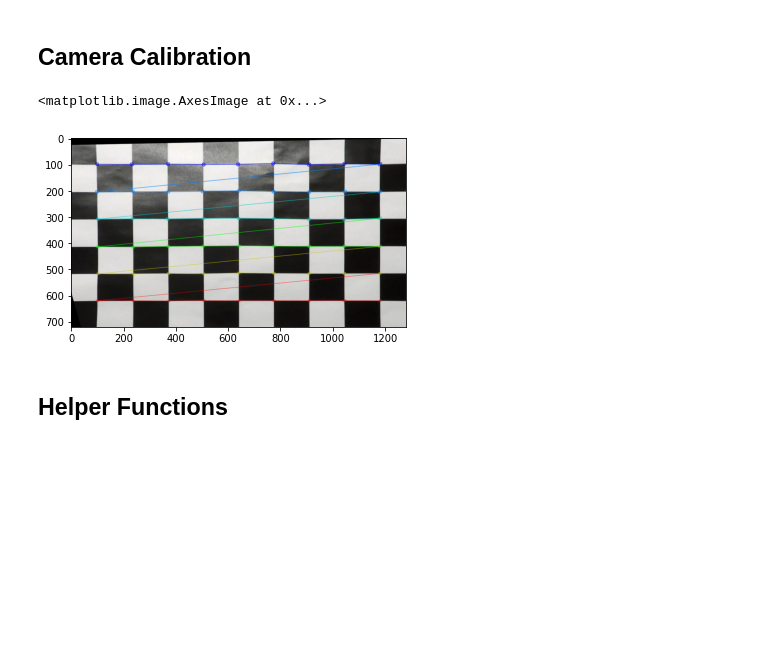
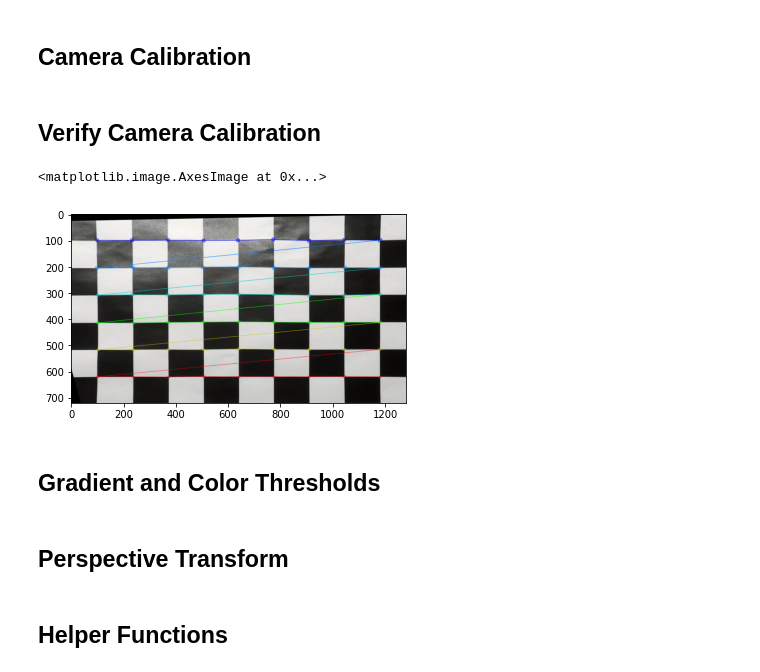
Before and after one commit to mkleesiek/CarND-Advanced-Lane-Lines, a Jupyter notebook: P2.ipynb, the cells around one changed output. Cells and saved outputs as stored; diff of their text form; code cells hidden in the pictures; blank space fills up the shorter version.

```diff
--- a/P2.ipynb
+++ b/P2.ipynb
@@ -31,8 +31,8 @@ chessboard_ny = 6
 def calibrate_camera(shape):
 
     # prepare object points, like (0,0,0), (1,0,0), (2,0,0) ....,(6,5,0)
-    objp = np.zeros((6*9,3), np.float32)
-    objp[:,:2] = np.mgrid[0:9,0:6].T.reshape(-1,2)
+    objp = np.zeros((chessboard_ny*chessboard_nx,3), np.float32)
+    objp[:,:2] = np.mgrid[0:chessboard_nx,0:chessboard_ny].T.reshape(-1,2)
 
     # Arrays to store object points and image points from all the images.
     objpoints = [] # 3d points in real world space
@@ -51,7 +51,7 @@ def calibrate_camera(shape):
         gray = cv2.cvtColor(img,cv2.COLOR_BGR2GRAY)
 
         # Find the chessboard corners
-        ret, corners = cv2.findChessboardCorners(gray, (9,6),None)
+        ret, corners = cv2.findChessboardCorners(gray, (chessboard_nx,chessboard_ny),None)
 
         if ret == False:
             continue
@@ -69,26 +69,38 @@ def calibrate_camera(shape):
     ret, mtx, dist, rvecs, tvecs = cv2.calibrateCamera(objpoints, imgpoints, shape, None, None)
     return (mtx, dist)
 
+
 def undistort_image(img, cal):
     return cv2.undistort(img, cal[0], cal[1], None, cal[0])
-
-
-img = cv2.imread('camera_cal/calibration3.jpg')
-w, h = img.shape[1::-1]
-cal = calibrate_camera((w, h))
-img = undistort_image(img, cal)
-
-img = cv2.cvtColor(img, cv2.COLOR_BGR2RGB)
-ret, corners = cv2.findChessboardCorners(img, (chessboard_nx,chessboard_ny), None)
-if ret:
-    cv2.drawChessboardCorners(img, (chessboard_nx,chessboard_ny), corners, True)
-    src = np.array([corners[0], corners[chessboard_nx-1], corners[-1], corners[-chessboard_nx]], dtype=np.float32);
-    dst = np.array([[100,100], [w-100,100], [w-100,h-100], [100,h-100]], dtype=np.float32);
-    M = cv2.getPerspectiveTransform(src, dst)
-    img = cv2.warpPerspective(img, M, img.shape[1::-1], flags=cv2.INTER_LINEAR)
-
-plt.figure()
-plt.imshow(img)
-# %% [output]
-<matplotlib.image.AxesImage at 0x...>
-[figure, removed]
+# %% [markdown]
+## Verify Camera Calibration
+# %%
+def undistort_warp_chessboard(img, cal):
+    w, h = img.shape[1::-1]
+
+    img_undist = undistort_image(img, cal)
+    img_undist = cv2.cvtColor(img_undist, cv2.COLOR_BGR2RGB)
+
+    ret, corners = cv2.findChessboardCorners(img_undist, (chessboard_nx,chessboard_ny), None)
+    if ret:
+        cv2.drawChessboardCorners(img_undist, (chessboard_nx,chessboard_ny), corners, True)
+        src = np.array([corners[0], corners[chessboard_nx-1], corners[-1], corners[-chessboard_nx]], dtype=np.float32);
+        dst = np.array([[100,100], [w-100,100], [w-100,h-100], [100,h-100]], dtype=np.float32);
+        M = cv2.getPerspectiveTransform(src, dst)
+        img_undist = cv2.warpPerspective(img_undist, M, (w, h), flags=cv2.INTER_CUBIC)
+
+    return img_undist
+
+
+# test camera calibration
+img = cv2.imread('camera_cal/calibration3.jpg')
+w, h = img.shape[1::-1]
+cal = calibrate_camera((w, h))
+img = undistort_warp_chessboard(img, cal)
+plt.figure()
+plt.imshow(img)
+# %% [output]
+<matplotlib.image.AxesImage at 0x...>
+[figure, added]
+# %% [markdown]
+## Gradient and Color Thresholds
@@ -94,0 +159,2 @@ plt.imshow(img)
+# %% [markdown]
+## Perspective Transform
```
Also changed, not shown: parts of 5 cells of this notebook.
